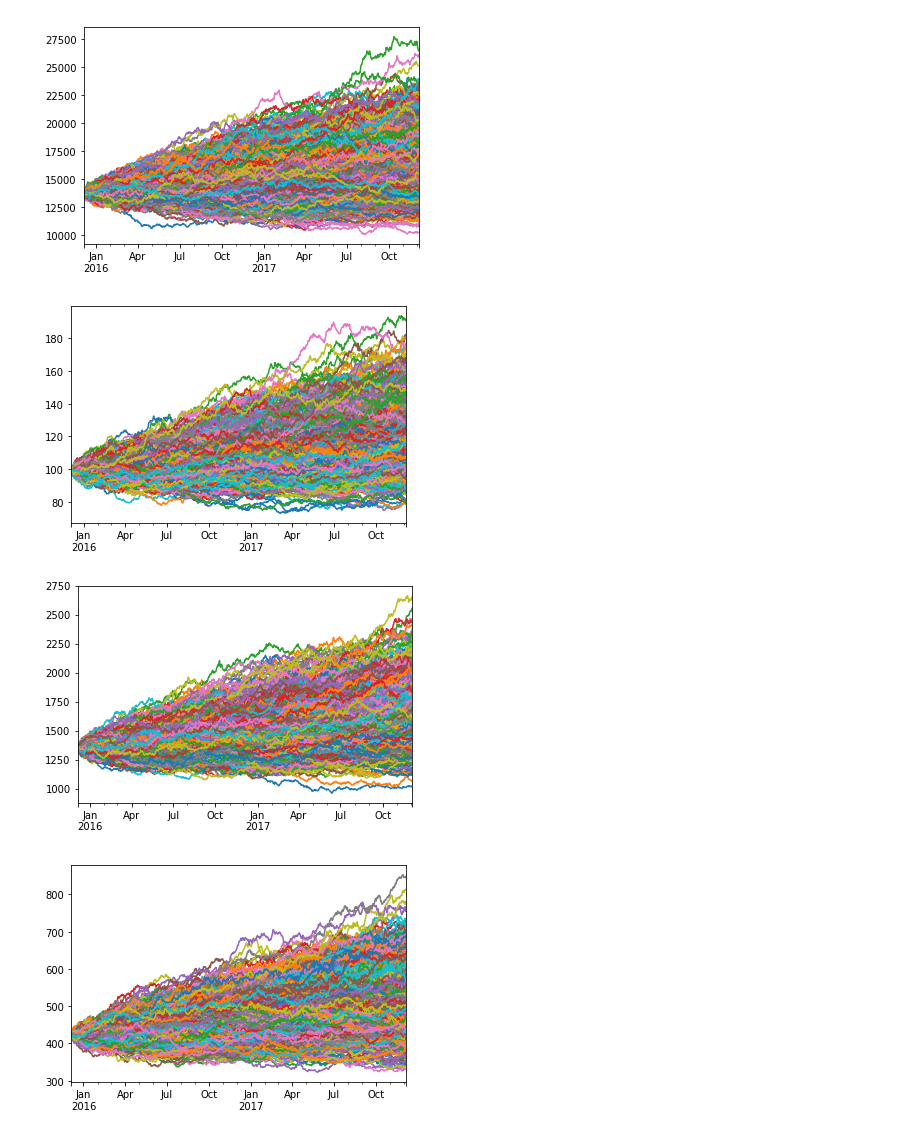
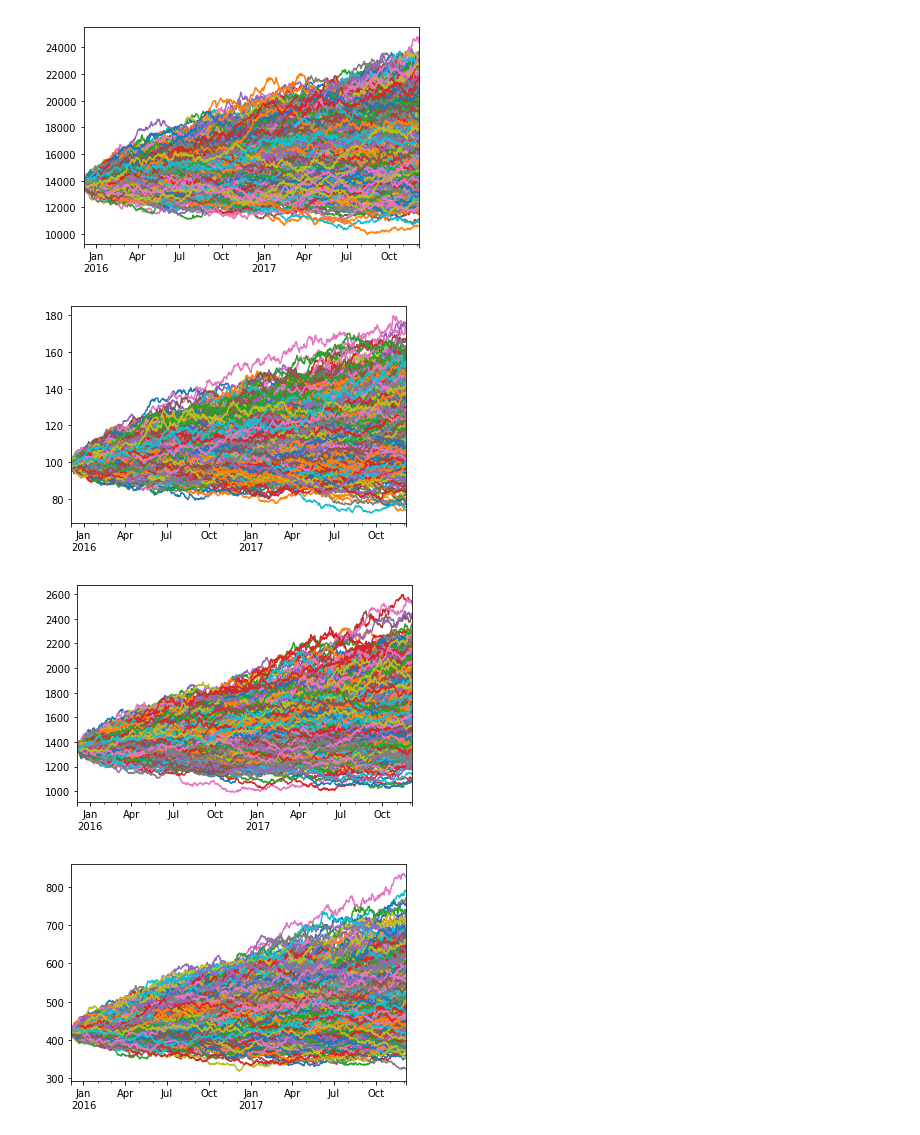
Before and after one commit to Niteeshkanungo/Final-project, a Jupyter notebook: Monte_Carlo.ipynb, the cells around one changed output. Saved outputs shown, nothing was run; the diff lists cells and outputs as text; code cells hidden in the pictures.

```diff
--- a/Monte_Carlo.ipynb
+++ b/Monte_Carlo.ipynb
@@ -19,26 +22,25 @@ all_data = {ticker:web.DataReader(ticker,source,start_date,end_date)
 ticker_price = pd.DataFrame({ticker: data['Adj Close']
                                   for ticker, data in all_data.items()})
 # %%
+
 def brownian_motion(D = 1, N = 100, mu = 0.1, sigma = 0.01, S0 = 1):
-    dt = float(D)/N
-    t = np.linspace(0, D, N)
-    W = np.random.standard_normal(size = N)
-    W = np.cumsum(W)*np.sqrt(dt)
-    X = (mu-0.5*sigma**2)*t + sigma*W
-    S = S0 *np.exp(X)
+    dt = D/N
+    X = np.random.normal(mu * dt, sigma* np.sqrt(dt), N)
+    X = np.cumsum(X)
+    S = S0 * np.exp(X)
     return S
 dates = pd.date_range('2015-12-05', '2017-12-05')
 D = (dates.max()-dates.min()).days / 365
 N = dates.size
 # %%
 start_price = ticker_price["BTC-USD"][-1]
-btc_list = []
-for i in range(1000):
+m= 1000
+for i in range(m):
     btc = pd.Series(brownian_motion(D, N, sigma=0.1, S0=start_price), index=dates)
     btc.plot()
 plt.show()
 # %% [output]
-[figure, old version]
+[figure, new version]
 # %%
 start_price = ticker_price["LTC-USD"][-1]
 for i in range(1000):
@@ -46,7 +48,7 @@ for i in range(1000):
     ltc.plot()
 plt.show()
 # %% [output]
-[figure, old version]
+[figure, new version]
 # %%
 start_price = ticker_price["BCH-USD"][-1]
 for i in range(1000):
@@ -54,7 +56,7 @@ for i in range(1000):
     bch.plot()
 plt.show()
 # %% [output]
-[figure, old version]
+[figure, new version]
 # %%
 start_price = ticker_price["ETH-USD"][-1]
 for i in range(1000):
@@ -62,7 +64,7 @@ for i in range(1000):
     eth.plot()
 plt.show()
 # %% [output]
-[figure, old version]
+[figure, new version]
 # %%
 start_price = ticker_price["IOT-USD"][-1]
 for i in range(1000):
```
Also changed, not shown: parts of 3 cells of this notebook.
